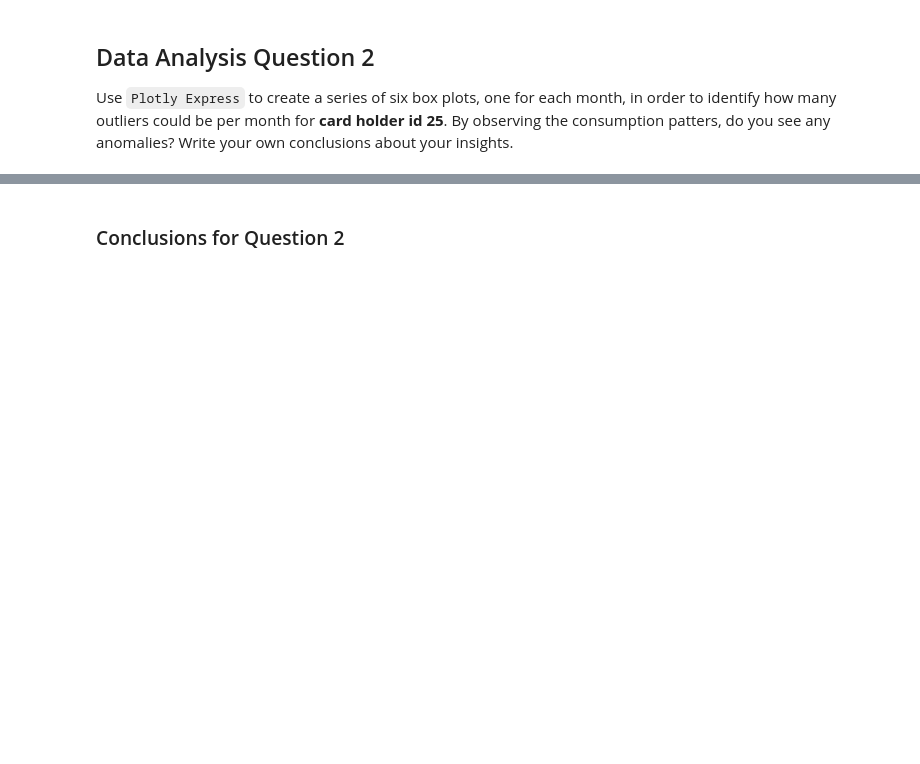
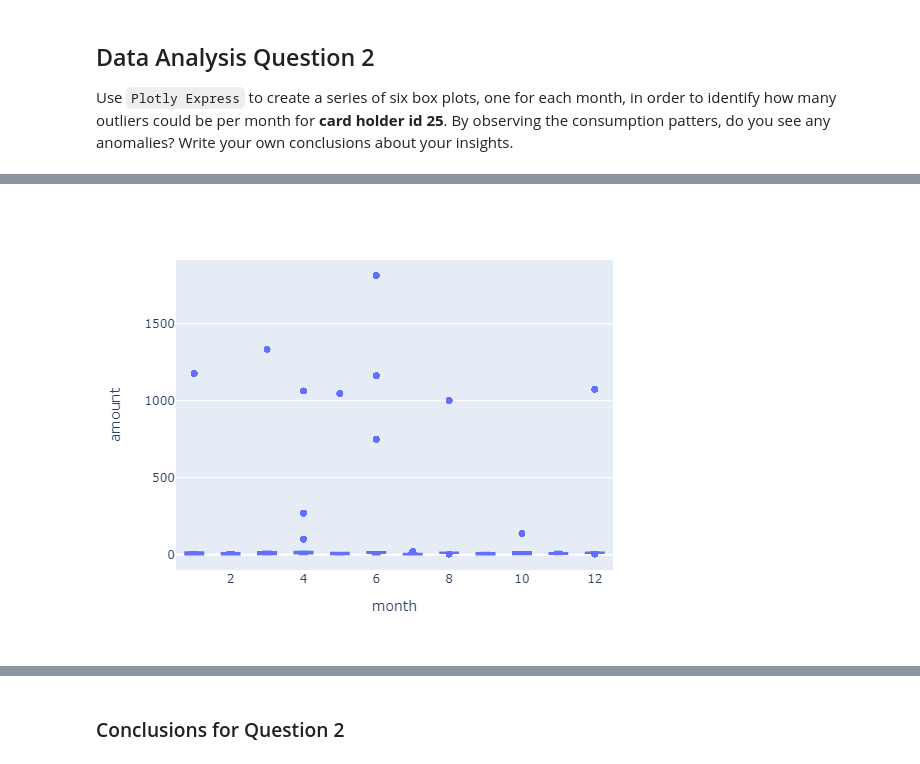
Before and after one commit to AnnSweetNanners/sql-homework, a Jupyter notebook: 07-SQL/Instructions/Starter_Files/visual_data_analysis.ipynb, the cells around one changed output, grey strips where cells are left out. Drawn from its saved outputs; the diff is of its cells as text; code cells hidden in the pictures; blank space fills up the shorter version.

Commit message:
Updating repo. Added screenshots of visualizations

```diff
--- a/07-SQL/Instructions/Starter_Files/visual_data_analysis.ipynb
+++ b/07-SQL/Instructions/Starter_Files/visual_data_analysis.ipynb
@@ -207,2 +287,6 @@ AttributeError: 'DataFrame' object has no attribute 'pd'
 # %%
 # creating the six box plots using plotly express
+fig1=px.box(data_frame=card_holder_25, x='month', y='amount')
+fig1.show()
+# %% [output]
+[figure, added]
```
Also changed, not shown: parts of 22 cells of this notebook, 1 other file.
